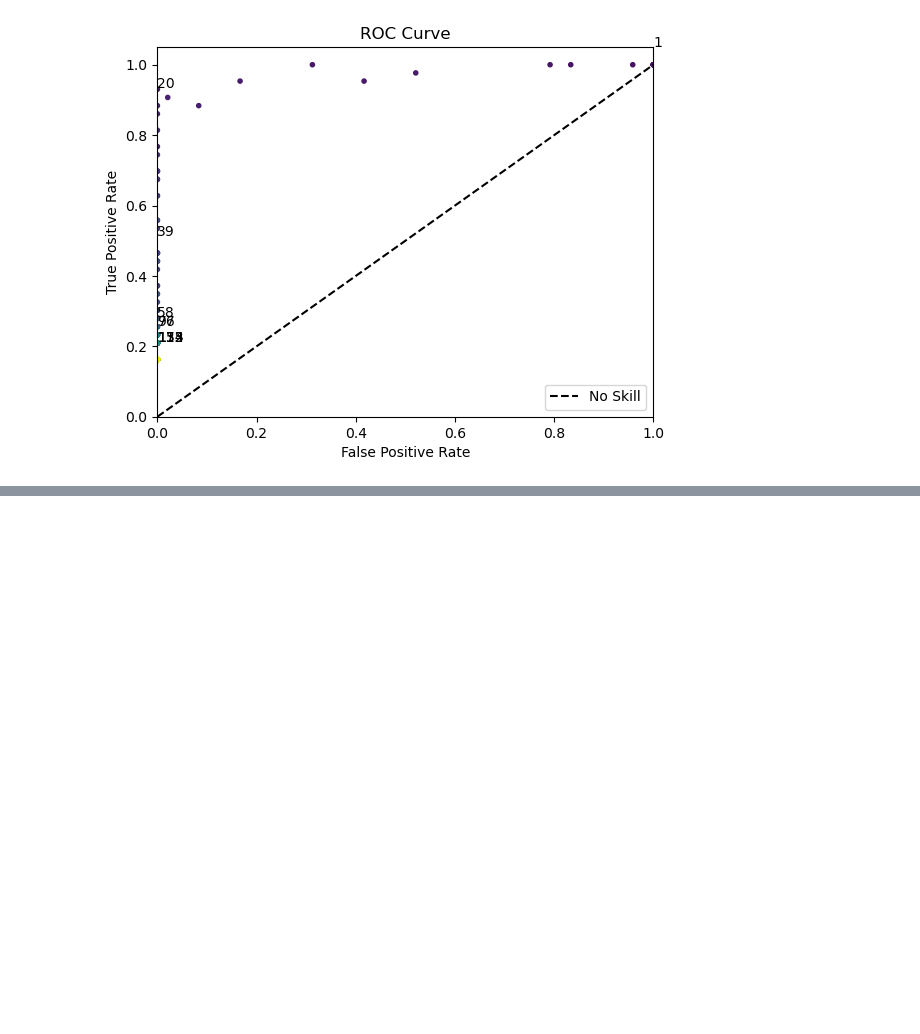
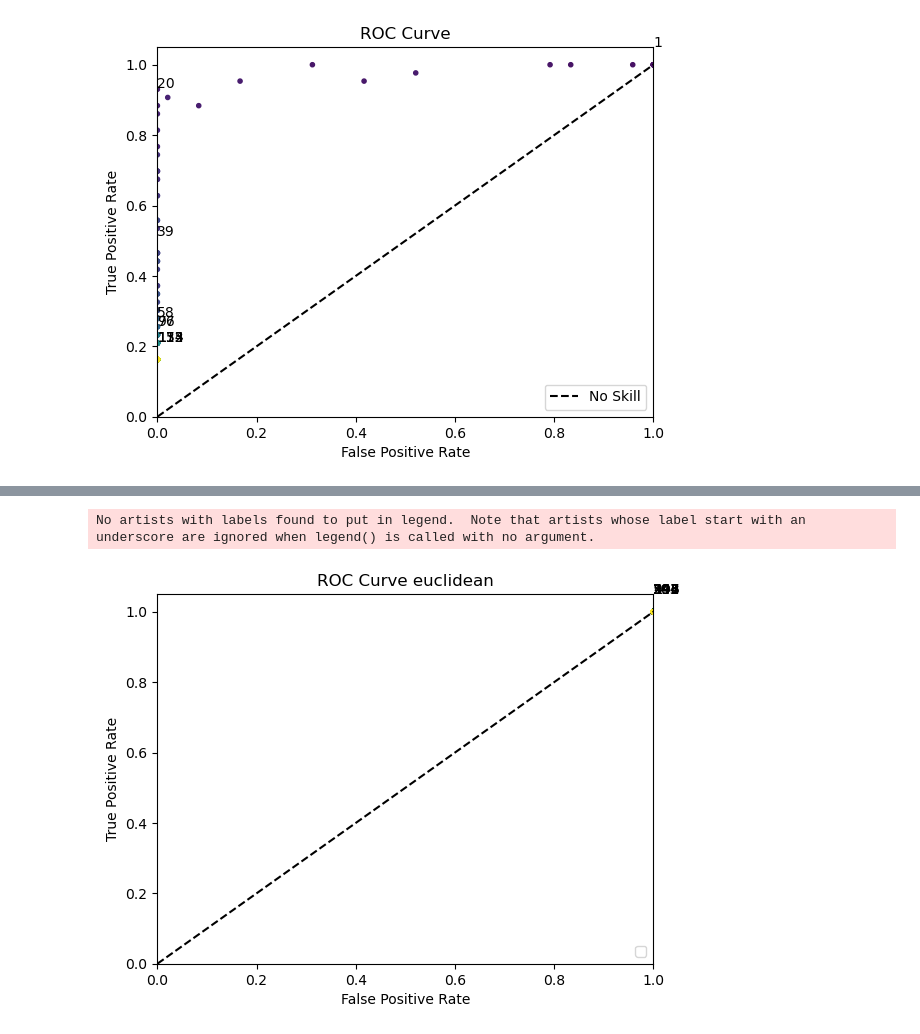
Before and after one commit to WillardFord/sv_merge, a Jupyter notebook: scripts/readFiltering/analysis/testBinning.ipynb, the cells around one changed output, grey strips where cells are left out. Saved outputs shown, nothing was run; the diff lists cells and outputs as text; code cells hidden in the pictures; blank space fills up the shorter version.

```diff
--- a/scripts/readFiltering/analysis/testBinning.ipynb
+++ b/scripts/readFiltering/analysis/testBinning.ipynb
@@ -552,0 +676,3 @@ plotROC(0,0, bands= bands, outputs=non_repetitive_outputs)
+# %%
+euclidean_signature_matrix_directory = "../../../output/signatureMtxs_20bp/euclidean/1000,21,16,1"
+euclidean_counts = parallel_regions(euclidean_signature_matrix_directory)
@@ -552,0 +793,4 @@ plotROC(0,0, bands= bands, outputs=non_repetitive_outputs)
+# %%
+#minHash_df = numpy_counts_to_pandas(minHash_counts)
+euclidean_df = numpy_counts_to_pandas(euclidean_counts)
+sketch_df = numpy_counts_to_pandas(sketch_counts)
@@ -552,0 +799,5 @@ plotROC(0,0, bands= bands, outputs=non_repetitive_outputs)
+# %%
+plotROC(euclidean_df, "ROC Curve euclidean")
+# %% [output]
+No artists with labels found to put in legend.  Note that artists whose label start with an underscore are ignored when legend() is called with no argument.
+[figure, added]
```
Also changed, not shown: parts of 31 cells of this notebook, 6 other files.
